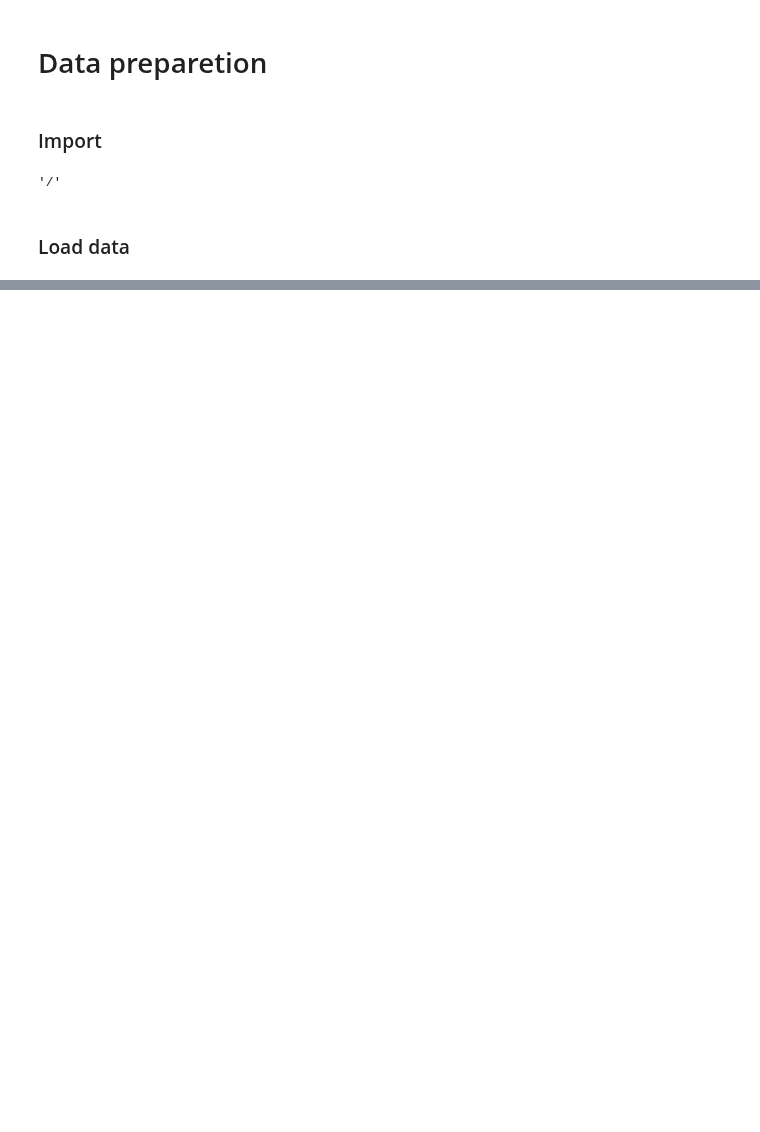
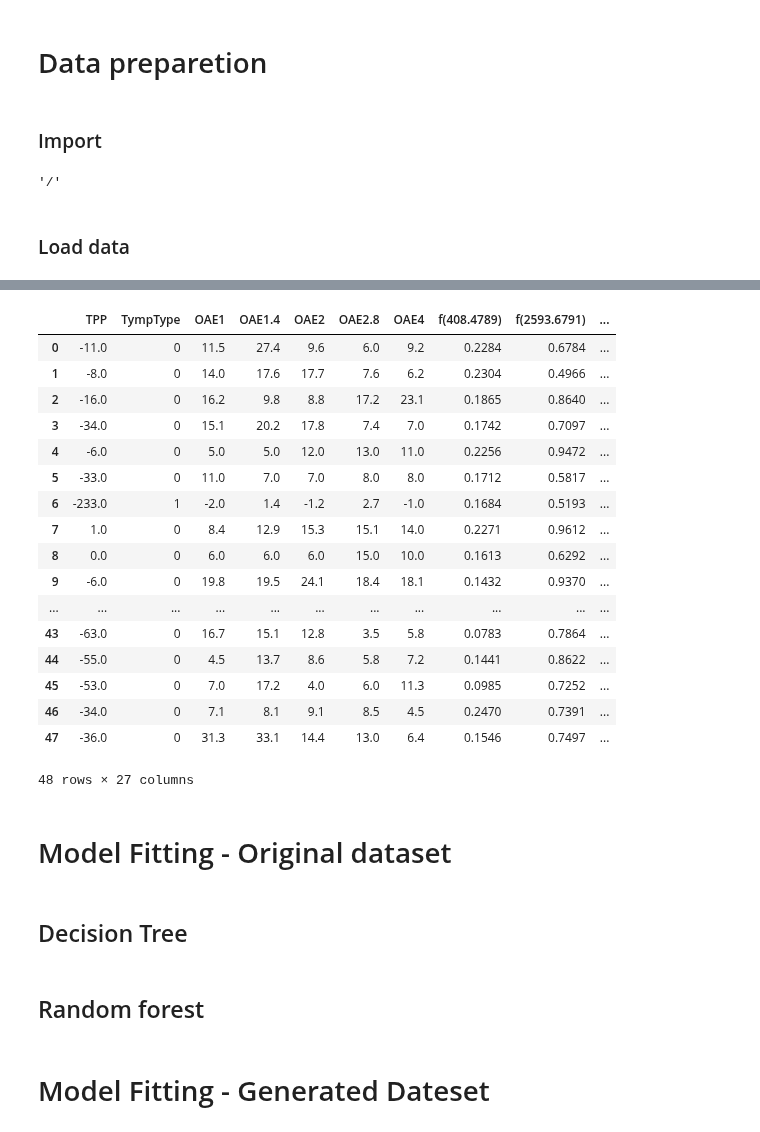
Before and after one commit to Charlene-L/CITS5553-Capstone-Project, a Jupyter notebook: ML Model/Jiaze Li/ML_tree based.ipynb, the cells around one changed output, grey strips where cells are left out. Cells and saved outputs as stored; diff of their text form; code cells hidden in the pictures; blank space fills up the shorter version.

```diff
--- a/ML Model/Jiaze Li/ML_tree based.ipynb
+++ b/ML Model/Jiaze Li/ML_tree based.ipynb
@@ -45,0 +229,3 @@ FileNotFoundError: [Errno 2] No such file or directory: 'X_train.csv'
+# %%
+X_train = pd.concat([X_train.loc[:,['TPP', 'TympType', 'OAE1', 'OAE1.4', 'OAE2', 'OAE2.8', 'OAE4']],X_train[f_list]],axis=1)
+X_test = pd.concat([X_test.loc[:,['TPP', 'TympType', 'OAE1', 'OAE1.4', 'OAE2', 'OAE2.8', 'OAE4']],X_test[f_list]],axis=1)
@@ -45,0 +256,29 @@ FileNotFoundError: [Errno 2] No such file or directory: 'X_train.csv'
+# %%
+X_test
+# %% [output]
+|  | TPP | TympType | OAE1 | OAE1.4 | OAE2 | OAE2.8 | OAE4 | f(408.4789) | f(2593.6791) | ... |
+| 0 | -11.0 | 0 | 11.5 | 27.4 | 9.6 | 6.0 | 9.2 | 0.2284 | 0.6784 | ... |
+| 1 | -8.0 | 0 | 14.0 | 17.6 | 17.7 | 7.6 | 6.2 | 0.2304 | 0.4966 | ... |
+| 2 | -16.0 | 0 | 16.2 | 9.8 | 8.8 | 17.2 | 23.1 | 0.1865 | 0.8640 | ... |
+| 3 | -34.0 | 0 | 15.1 | 20.2 | 17.8 | 7.4 | 7.0 | 0.1742 | 0.7097 | ... |
+| 4 | -6.0 | 0 | 5.0 | 5.0 | 12.0 | 13.0 | 11.0 | 0.2256 | 0.9472 | ... |
+| 5 | -33.0 | 0 | 11.0 | 7.0 | 7.0 | 8.0 | 8.0 | 0.1712 | 0.5817 | ... |
+| 6 | -233.0 | 1 | -2.0 | 1.4 | -1.2 | 2.7 | -1.0 | 0.1684 | 0.5193 | ... |
+| 7 | 1.0 | 0 | 8.4 | 12.9 | 15.3 | 15.1 | 14.0 | 0.2271 | 0.9612 | ... |
+| 8 | 0.0 | 0 | 6.0 | 6.0 | 6.0 | 15.0 | 10.0 | 0.1613 | 0.6292 | ... |
+| 9 | -6.0 | 0 | 19.8 | 19.5 | 24.1 | 18.4 | 18.1 | 0.1432 | 0.9370 | ... |
+| ... | ... | ... | ... | ... | ... | ... | ... | ... | ... | ... |
+| 43 | -63.0 | 0 | 16.7 | 15.1 | 12.8 | 3.5 | 5.8 | 0.0783 | 0.7864 | ... |
+| 44 | -55.0 | 0 | 4.5 | 13.7 | 8.6 | 5.8 | 7.2 | 0.1441 | 0.8622 | ... |
+| 45 | -53.0 | 0 | 7.0 | 17.2 | 4.0 | 6.0 | 11.3 | 0.0985 | 0.7252 | ... |
+| 46 | -34.0 | 0 | 7.1 | 8.1 | 9.1 | 8.5 | 4.5 | 0.2470 | 0.7391 | ... |
+| 47 | -36.0 | 0 | 31.3 | 33.1 | 14.4 | 13.0 | 6.4 | 0.1546 | 0.7497 | ... |
+48 rows × 27 columns
+# %% [markdown]
+# Model Fitting - Original dataset
+# %% [markdown]
+## Decision Tree
+# %% [markdown]
+## Random forest
+# %% [markdown]
+# Model Fitting - Generated Dateset
```
Also changed, not shown: parts of 24 cells of this notebook.
